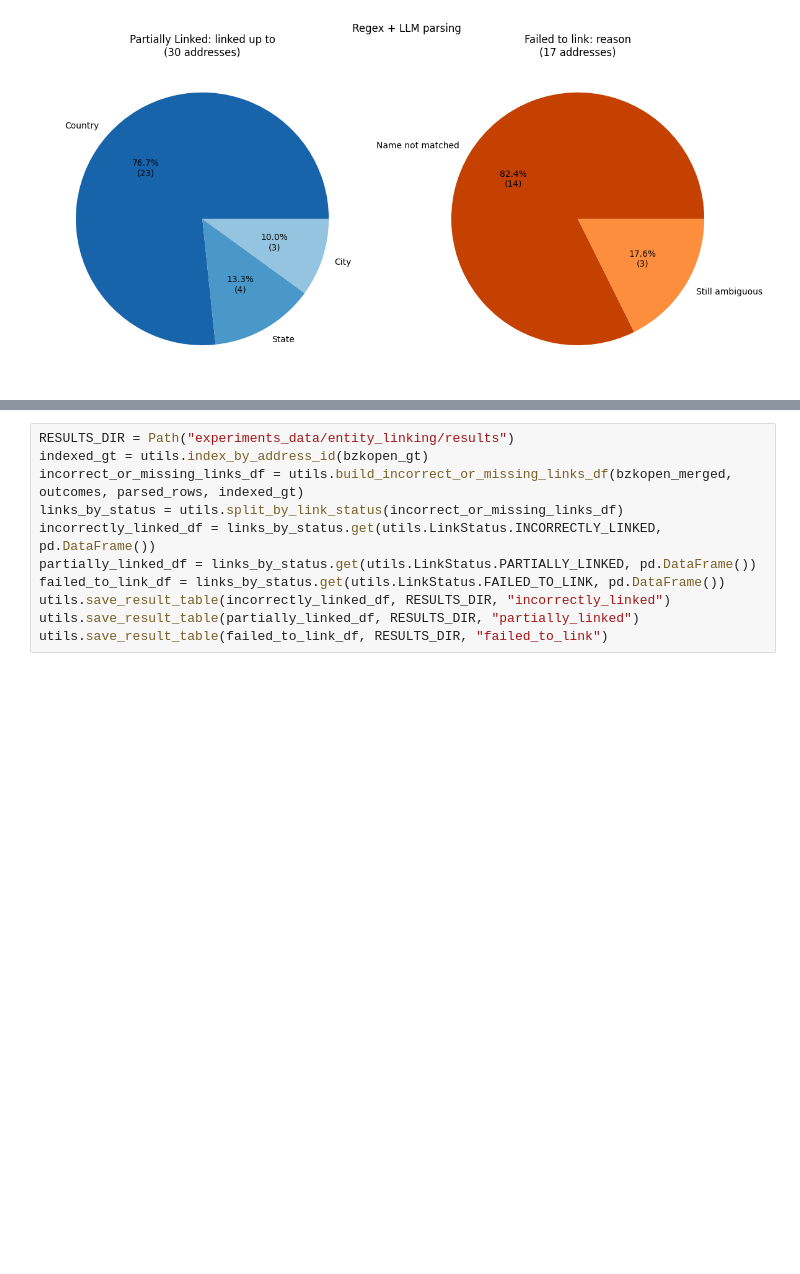
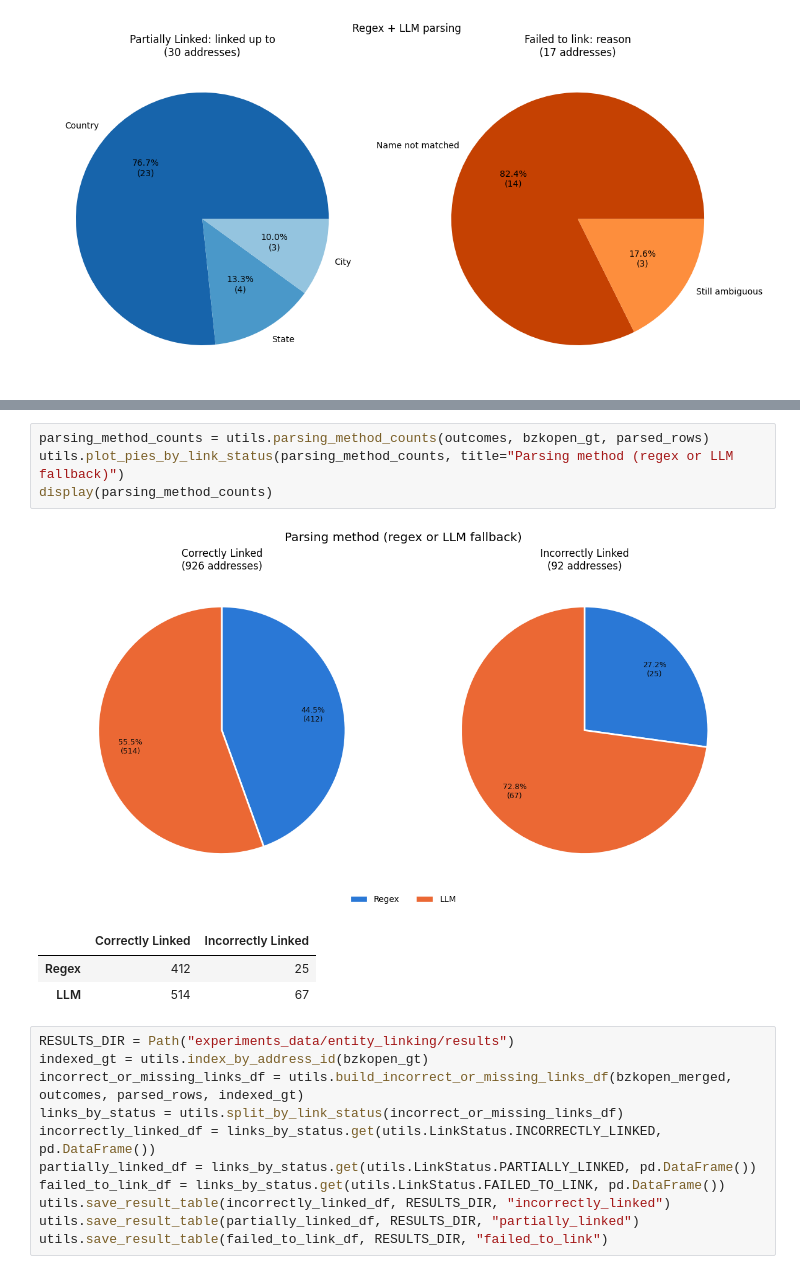
Before and after one commit to ISE-FIZKarlsruhe/bzk-address-parsing, a Jupyter notebook: entity_linking.ipynb, the cells around one changed output, grey strips where cells are left out. Cells and saved outputs as stored; diff of their text form; blank space fills up the shorter version.

```diff
--- a/entity_linking.ipynb
+++ b/entity_linking.ipynb
@@ -233,3 +281,12 @@ Classification names (first matching name wins):
+# %%
+parsing_method_counts = utils.parsing_method_counts(outcomes, bzkopen_gt, parsed_rows)
+utils.plot_pies_by_link_status(parsing_method_counts, title="Parsing method (regex or LLM fallback)")
+display(parsing_method_counts)
+# %% [output]
+[figure, added]
+|  | Correctly Linked | Incorrectly Linked |
+| Regex | 412 | 25 |
+| LLM | 514 | 67 |
 # %%
 RESULTS_DIR = Path("experiments_data/entity_linking/results")
 indexed_gt = utils.index_by_address_id(bzkopen_gt)
```
Also changed, not shown: parts of 6 cells of this notebook, 8 other files.
